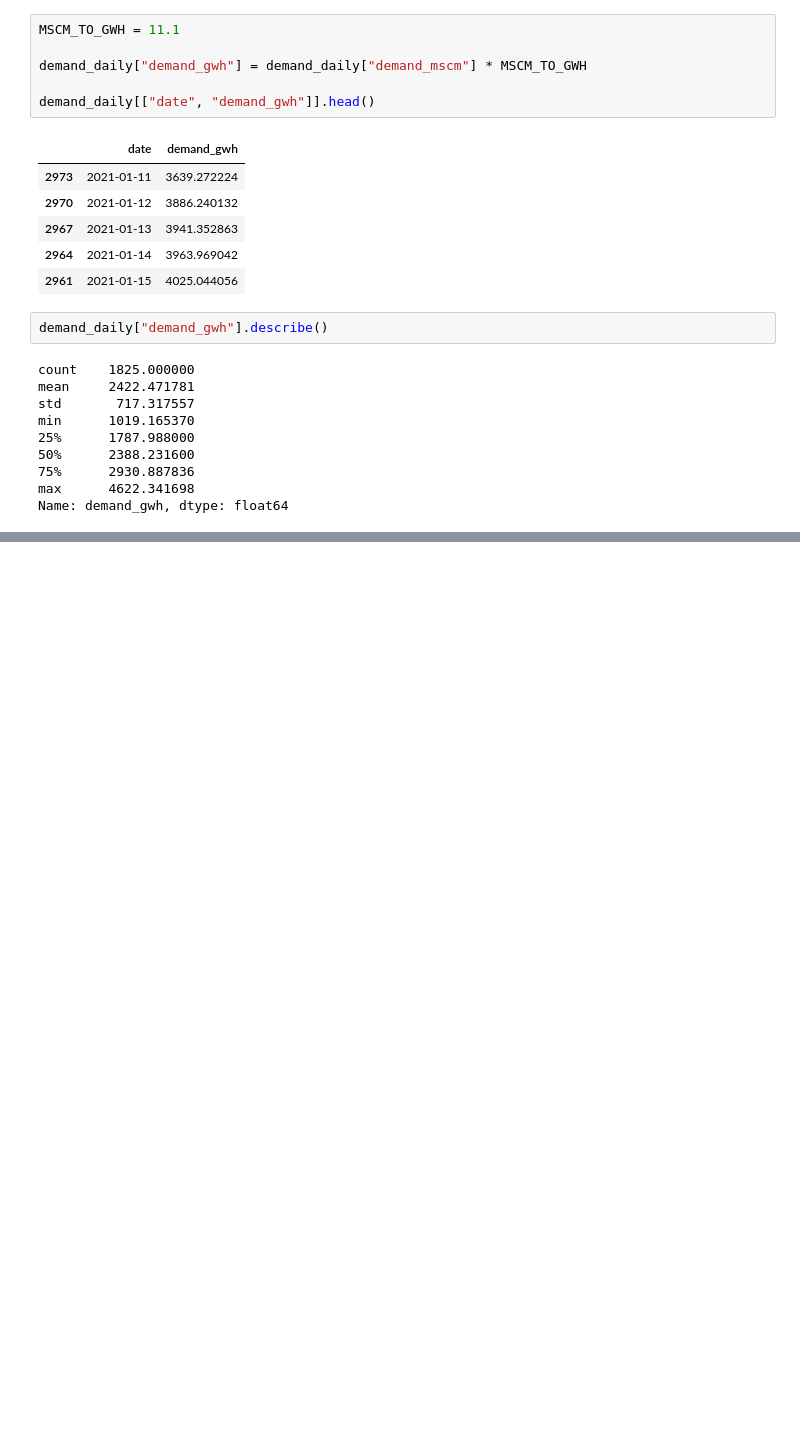
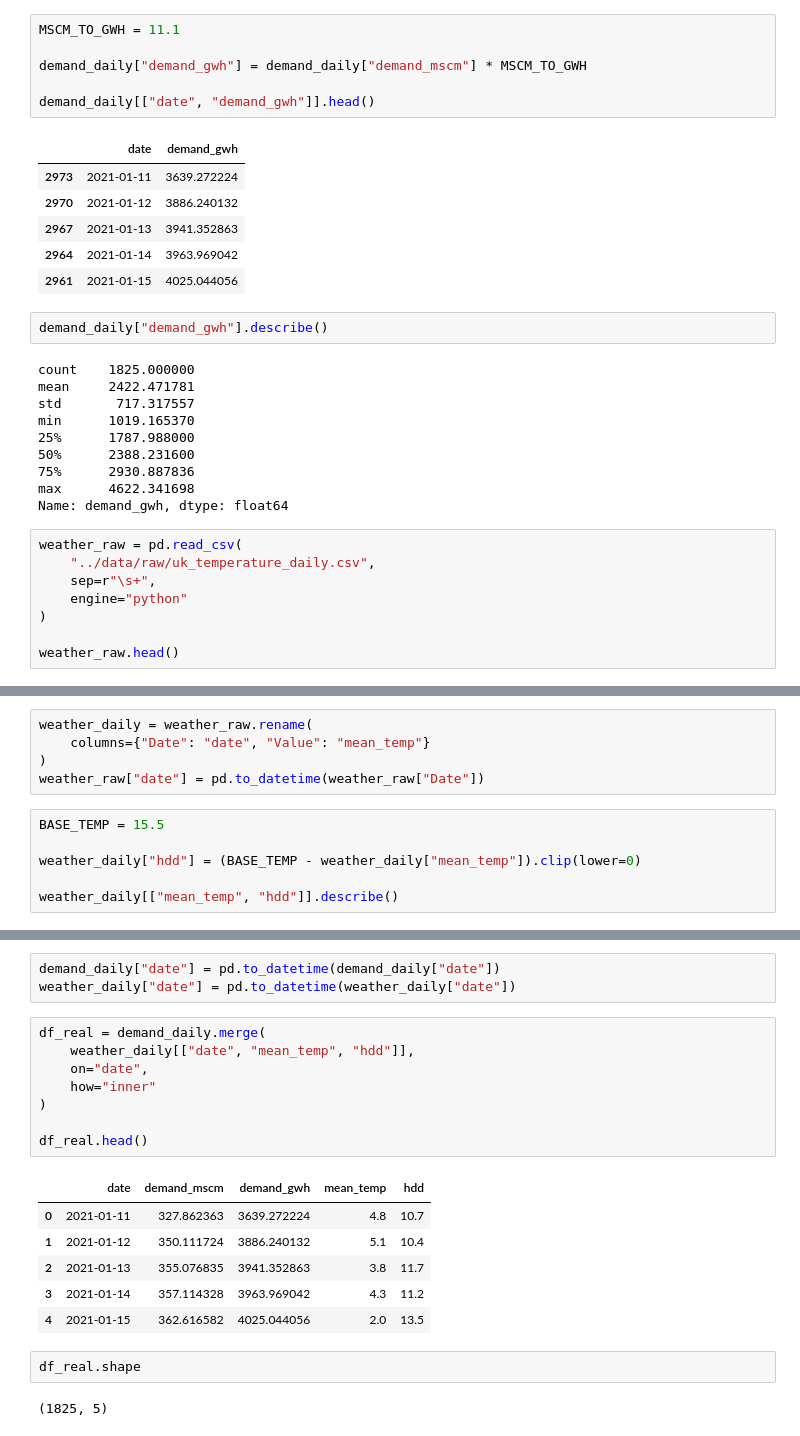
Before and after one commit to xdityx/xoserve-uk-gas-demand-forecasting, a Jupyter notebook: notebooks/data_exploration.ipynb, the cells around one changed output, grey strips where cells are left out. Drawn from its saved outputs; the diff is of its cells as text; blank space fills up the shorter version.

Commit message:
Complete real-data gas demand forecasting with weather integration

```diff
--- a/notebooks/data_exploration.ipynb
+++ b/notebooks/data_exploration.ipynb
@@ -377,3 +377,11 @@ min      1019.165370
 75%      2930.887836
 max      4622.341698
 Name: demand_gwh, dtype: float64
+# %%
+weather_raw = pd.read_csv(
+    "../data/raw/uk_temperature_daily.csv",
+    sep=r"\s+",
+    engine="python"
+)
+
+weather_raw.head()
@@ -379,0 +400,11 @@ Name: demand_gwh, dtype: float64
+# %%
+weather_daily = weather_raw.rename(
+    columns={"Date": "date", "Value": "mean_temp"}
+)
+weather_raw["date"] = pd.to_datetime(weather_raw["Date"])
+# %%
+BASE_TEMP = 15.5
+
+weather_daily["hdd"] = (BASE_TEMP - weather_daily["mean_temp"]).clip(lower=0)
+
+weather_daily[["mean_temp", "hdd"]].describe()
@@ -379,0 +421,22 @@ Name: demand_gwh, dtype: float64
+# %%
+demand_daily["date"] = pd.to_datetime(demand_daily["date"])
+weather_daily["date"] = pd.to_datetime(weather_daily["date"])
+# %%
+df_real = demand_daily.merge(
+    weather_daily[["date", "mean_temp", "hdd"]],
+    on="date",
+    how="inner"
+)
+
+df_real.head()
+# %% [output]
+|  | date | demand_mscm | demand_gwh | mean_temp | hdd |
+| 0 | 2021-01-11 | 327.862363 | 3639.272224 | 4.8 | 10.7 |
+| 1 | 2021-01-12 | 350.111724 | 3886.240132 | 5.1 | 10.4 |
+| 2 | 2021-01-13 | 355.076835 | 3941.352863 | 3.8 | 11.7 |
+| 3 | 2021-01-14 | 357.114328 | 3963.969042 | 4.3 | 11.2 |
+| 4 | 2021-01-15 | 362.616582 | 4025.044056 | 2.0 | 13.5 |
+# %%
+df_real.shape
+# %% [output]
+(1825, 5)
```
Also changed, not shown: parts of 23 cells of this notebook.
